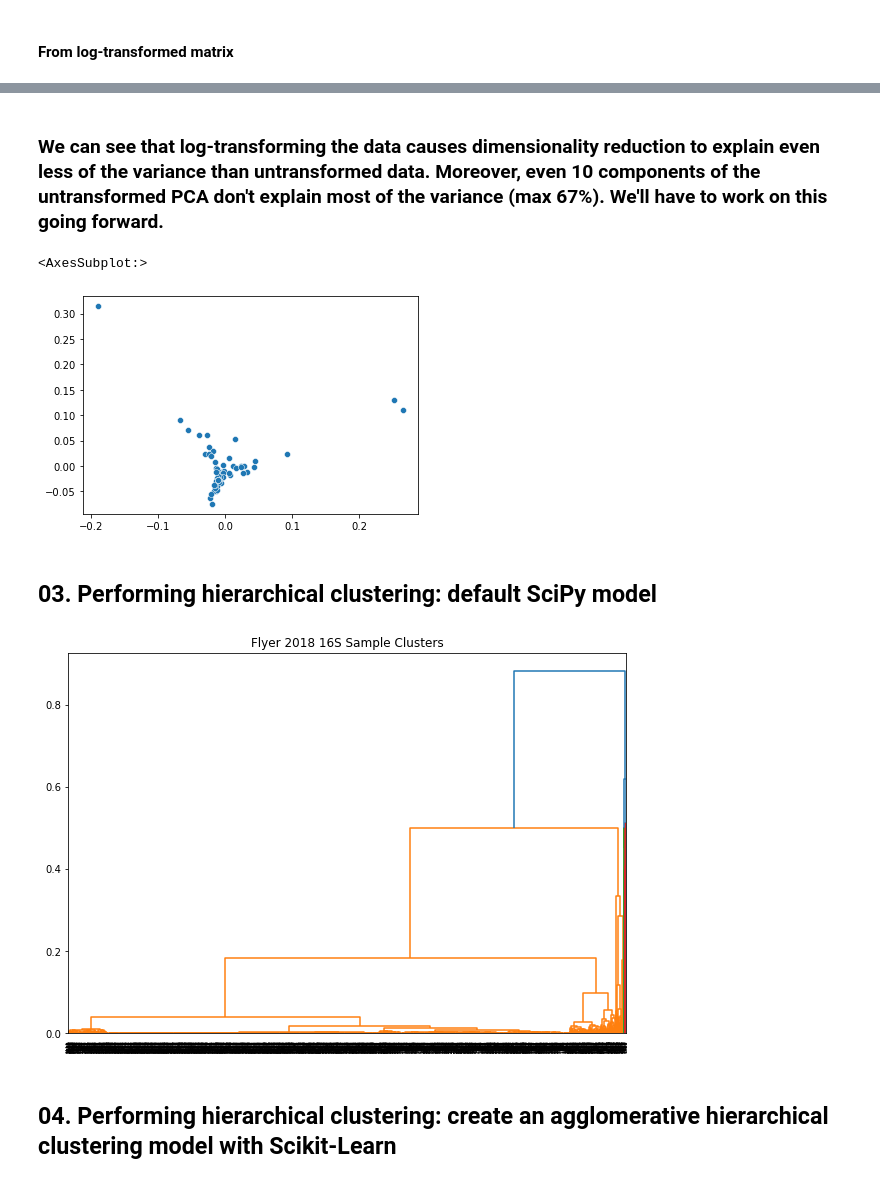
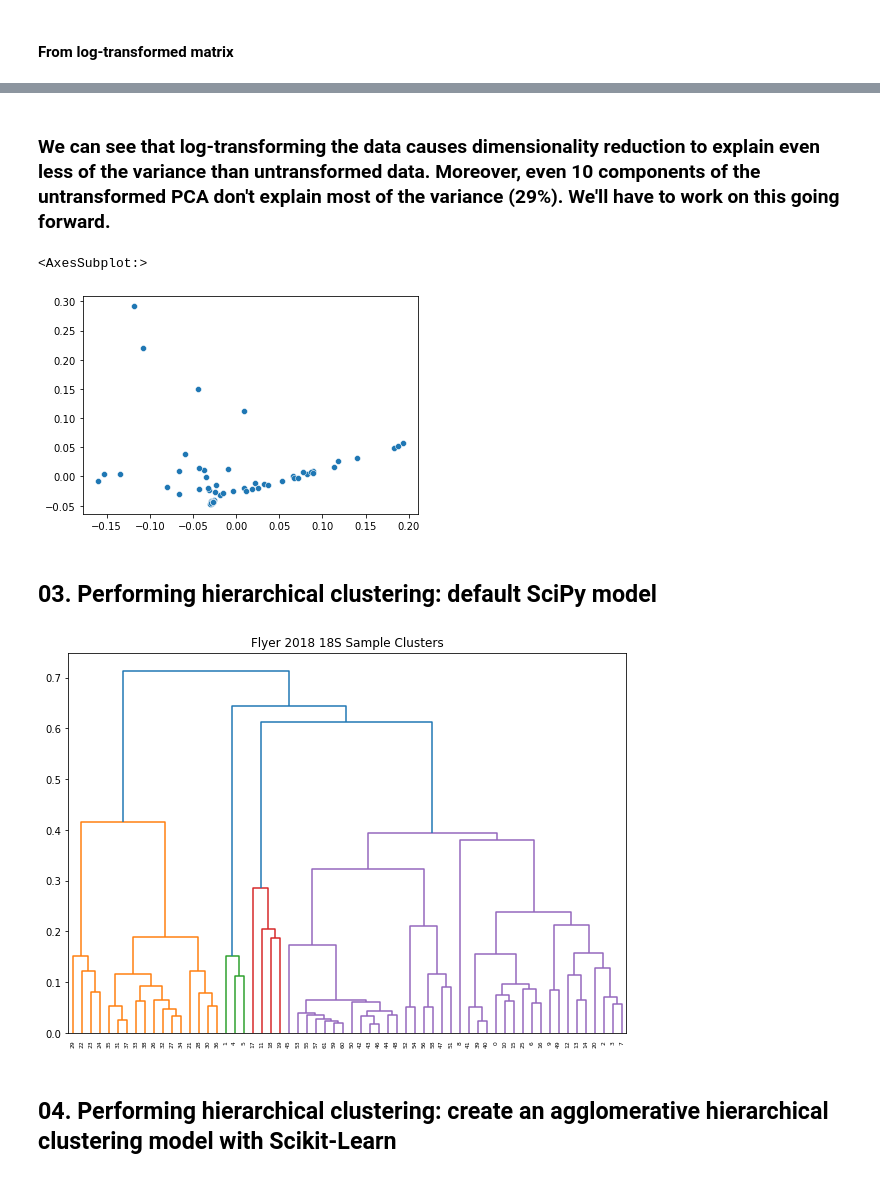
Before and after one commit to nvpatin/MAMBO, a Jupyter notebook: Amplicon_preprocessing_testdata.ipynb, the cells around one changed output, grey strips where cells are left out. Drawn from its saved outputs; the diff is of its cells as text; code cells hidden in the pictures.

```diff
--- a/Amplicon_preprocessing_testdata.ipynb
+++ b/Amplicon_preprocessing_testdata.ipynb
@@ -45,22 +46,18 @@ def call_Rscript_for_amplicon_modeling(path, sample_num, arg1):
                           stdout=subprocess.PIPE) as result:
         asvs_freq = result.stdout.read()
 
-    # The R output gets imported as "bytes"; need to convert to string
+    # The R output gets imported as "bytes"; need to convert to string and remove whitespace
     y = asvs_freq.decode("utf-8")
-    y = y.replace(",", "").split()
-
-    # remove the column and row headers
-    z = [ x for x in y if "[" not in x ]
+    y = y.split()
 
     # Convert to numpy array
-    array = np.asarray(z)
+    array = np.asarray(y)
     # Reshape to original dimensions; number of samples (columns) is second field,
     # unknown number of ASVs can be supplied with '-1'
     mat = np.reshape(array, (-1, sample_num))
 
-    # Convert to data frame with sample names as columns
-    names = np.arange(1, sample_num+1, 1)
-    df = pd.DataFrame(mat, columns=names)
+    # Convert to data frame with float values instead of strings
+    df = pd.DataFrame(mat)
     df = df.astype(float)
     return(df)
 # %% [markdown]
@@ -87,9 +102,9 @@ asvs_modeled = asvs_modeled.T
 # %%
-df = np.log10(asvs_modeled)
+df = np.log(asvs_modeled)
 # %% [markdown]
 #### From untransformed matrix
 # %%
-pca = PCA(n_components=10)
+pca = PCA(n_components=62)
 pca.fit_transform(asvs_modeled)
 pca.explained_variance_ratio_.cumsum()
 # %% [output]
@@ -98,7 +124,7 @@ array([0.13323192, 0.2610745 , 0.33932453, 0.40669935, 0.46752482,
 # %% [markdown]
 #### From log-transformed matrix
 # %%
-pca = PCA(n_components=10)
+pca = PCA(n_components=62)
 pca.fit_transform(df)
 pca.explained_variance_ratio_.cumsum()
 # %% [output]
@@ -107,5 +144,5 @@ array([0.03524784, 0.0685224 , 0.10102335, 0.13246037, 0.16374668,
 # %% [markdown]
-### We can see that log-transforming the data causes dimensionality reduction to explain even less of the variance than untransformed data. Moreover, even 10 components of the untransformed PCA don't explain most of the variance (max 67%). We'll have to work on this going forward.
+### We can see that log-transforming the data causes dimensionality reduction to explain even less of the variance than untransformed data. Moreover, even 10 components of the untransformed PCA don't explain most of the variance (29%). We'll have to work on this going forward.
 # %%
 ca = PCA(n_components=3)
 pcs = pca.fit_transform(asvs_modeled)
@@ -115,7 +152,7 @@ pc2_values = pcs[:,1]
 sns.scatterplot(x=pc1_values, y=pc2_values)
 # %% [output]
 <AxesSubplot:>
-[figure, old version]
+[figure, new version]
 # %% [markdown]
 ## 03. Performing hierarchical clustering: default SciPy model
 # %%
@@ -123,16 +160,16 @@ import scipy.cluster.hierarchy as shc
 import matplotlib.pyplot as plt
 # %%
 plt.figure(figsize=(10, 7))
-plt.title("Flyer 2018 16S Sample Clusters")
+plt.title("Flyer 2018 18S Sample Clusters")
 
 # Make the clusters
 clusters = shc.linkage(pcs,
             method='ward',
             metric='euclidean')
 shc.dendrogram(Z=clusters)
 plt.show()
 # %% [output]
-[figure, old version]
+[figure, new version]
 # %% [markdown]
 ## 04. Performing hierarchical clustering: create an agglomerative hierarchical clustering model with Scikit-Learn
 # %%
```
Also changed, not shown: parts of 12 cells of this notebook, 6 other files.
